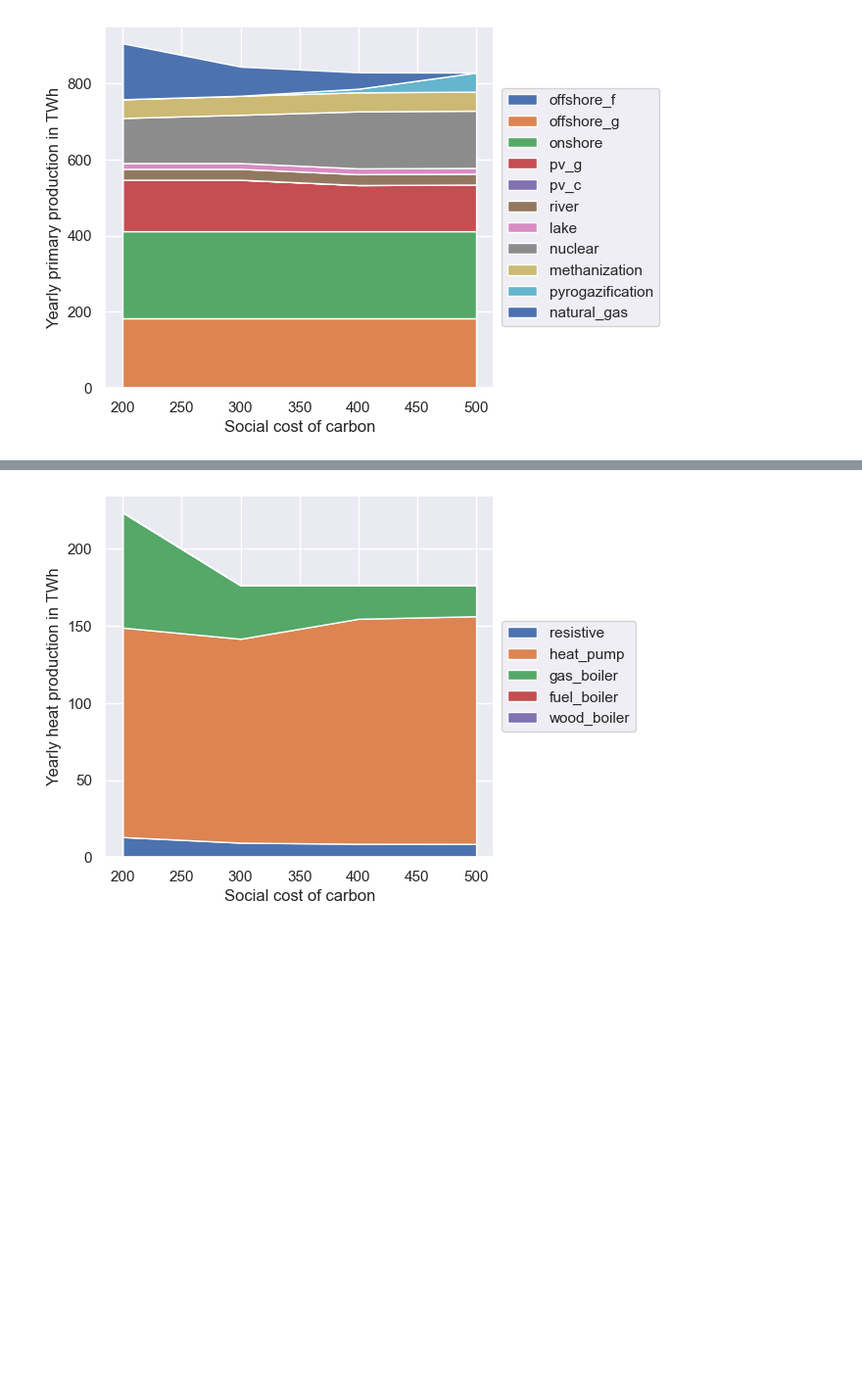
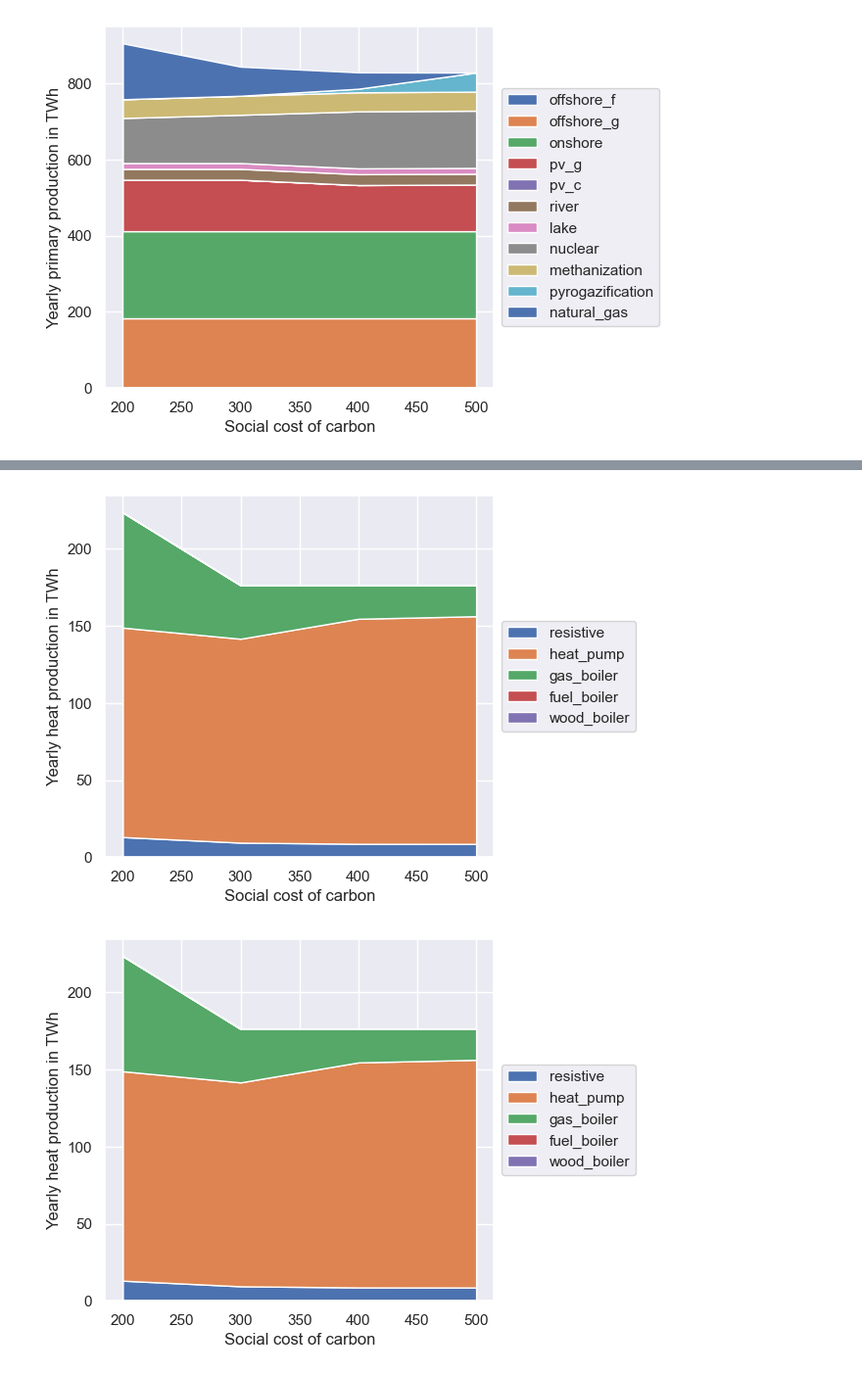
Before and after one commit to CIRED/EOLES-Coupling, a Jupyter notebook: greenfield_with_heat.ipynb, the cells around one changed output, grey strips where cells are left out. Shown: that part at 98% size. Cells and saved outputs as stored; diff of their text form; code cells hidden in the pictures; blank space fills up the shorter version.

```diff
--- a/greenfield_with_heat.ipynb
+++ b/greenfield_with_heat.ipynb
@@ -561,3 +599,18 @@ plt.show()
+# %%
+list_heat_generation_transpose = np.transpose(np.array(list_heat_generation)).tolist()
+
+fig = plt.figure()
+ax = plt.subplot(111)
+ax.stackplot(list_scc, list_heat_generation_transpose, labels = reindex_heat_prod)
+ax.set_ylabel("Yearly heat production in TWh")
+ax.set_xlabel("Social cost of carbon")
+# Shrink current axis by 20%
+box = ax.get_position()
+ax.set_position([box.x0, box.y0, box.width * 0.8, box.height])
+ax.legend(loc='center left', bbox_to_anchor=(1, 0.5))
+plt.show()
+# %% [output]
+[figure, added]
 # %%
 list_heat_generation_transpose = np.transpose(np.array(list_heat_generation)).tolist()
 
```
Also changed, not shown: parts of 6 cells of this notebook, 5 other files.
